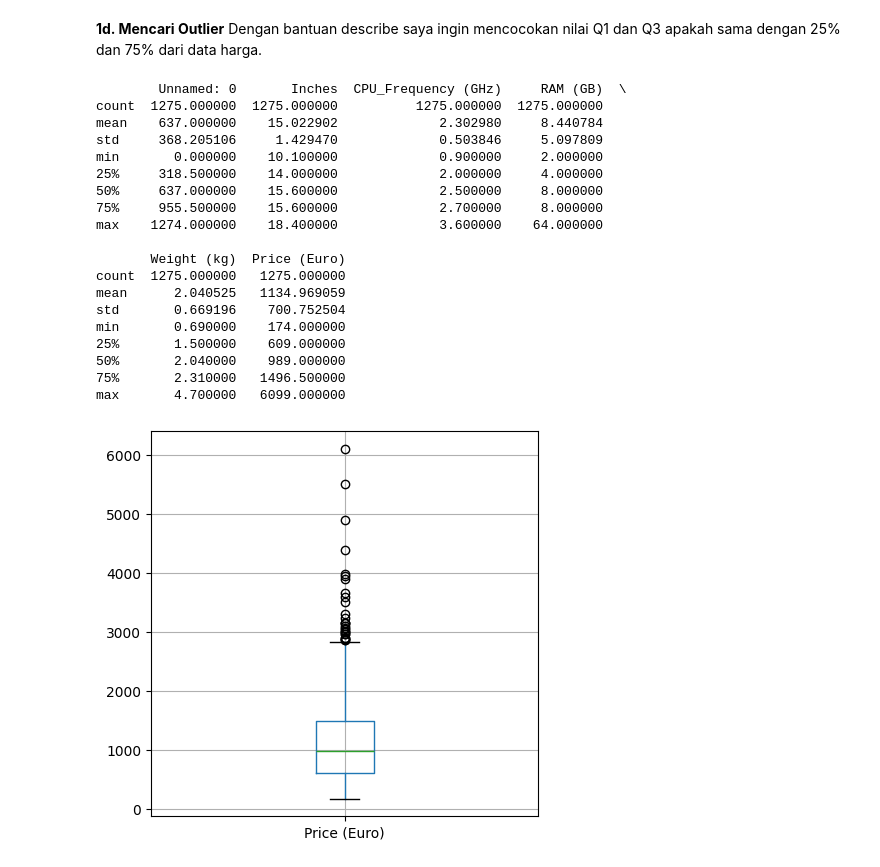
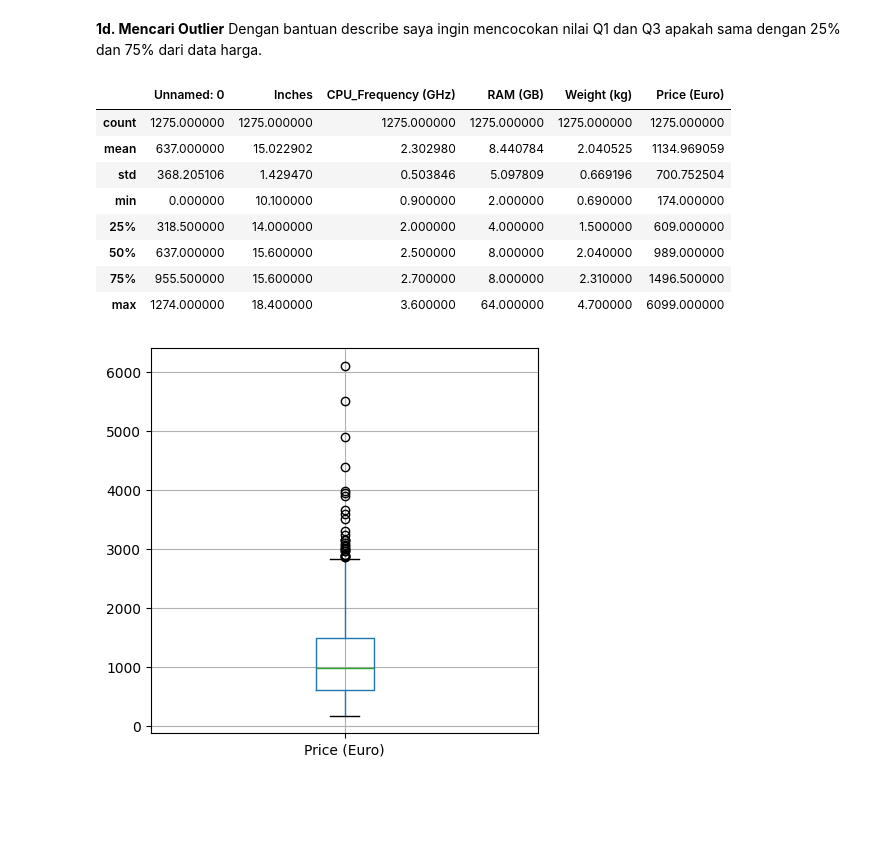
Before and after one commit to azizilhamcak/analytic_fundamental, a Jupyter notebook: Tugas 3 - Aziz.ipynb, the cells around one changed output. Cells and saved outputs as stored; diff of their text form; code cells hidden in the pictures; blank space fills up the shorter version.

```diff
--- a/Tugas 3 - Aziz.ipynb
+++ b/Tugas 3 - Aziz.ipynb
@@ -364,27 +372,17 @@ Index: []
 **1d. Mencari Outlier**
     Dengan bantuan describe saya ingin mencocokan nilai Q1 dan Q3 apakah sama dengan 25% dan 75% dari data harga.
 # %%
-print(df.describe())
+df.describe()
 # %% [output]
-        Unnamed: 0       Inches  CPU_Frequency (GHz)     RAM (GB)  \
-count  1275.000000  1275.000000          1275.000000  1275.000000
-mean    637.000000    15.022902             2.302980     8.440784
-std     368.205106     1.429470             0.503846     5.097809
-min       0.000000    10.100000             0.900000     2.000000
-25%     318.500000    14.000000             2.000000     4.000000
-50%     637.000000    15.600000             2.500000     8.000000
-75%     955.500000    15.600000             2.700000     8.000000
-max    1274.000000    18.400000             3.600000    64.000000
-
-       Weight (kg)  Price (Euro)
-count  1275.000000   1275.000000
-mean      2.040525   1134.969059
-std       0.669196    700.752504
-min       0.690000    174.000000
-25%       1.500000    609.000000
-50%       2.040000    989.000000
-75%       2.310000   1496.500000
-max       4.700000   6099.000000
+|  | Unnamed: 0 | Inches | CPU_Frequency (GHz) | RAM (GB) | Weight (kg) | Price (Euro) |
+| count | 1275.000000 | 1275.000000 | 1275.000000 | 1275.000000 | 1275.000000 | 1275.000000 |
+| mean | 637.000000 | 15.022902 | 2.302980 | 8.440784 | 2.040525 | 1134.969059 |
+| std | 368.205106 | 1.429470 | 0.503846 | 5.097809 | 0.669196 | 700.752504 |
+| min | 0.000000 | 10.100000 | 0.900000 | 2.000000 | 0.690000 | 174.000000 |
+| 25% | 318.500000 | 14.000000 | 2.000000 | 4.000000 | 1.500000 | 609.000000 |
+| 50% | 637.000000 | 15.600000 | 2.500000 | 8.000000 | 2.040000 | 989.000000 |
+| 75% | 955.500000 | 15.600000 | 2.700000 | 8.000000 | 2.310000 | 1496.500000 |
+| max | 1274.000000 | 18.400000 | 3.600000 | 64.000000 | 4.700000 | 6099.000000 |
 # %%
 import seaborn as sns
 import matplotlib.pyplot as plt
```
Also changed, not shown: parts of 4 cells of this notebook, 4 other files.
